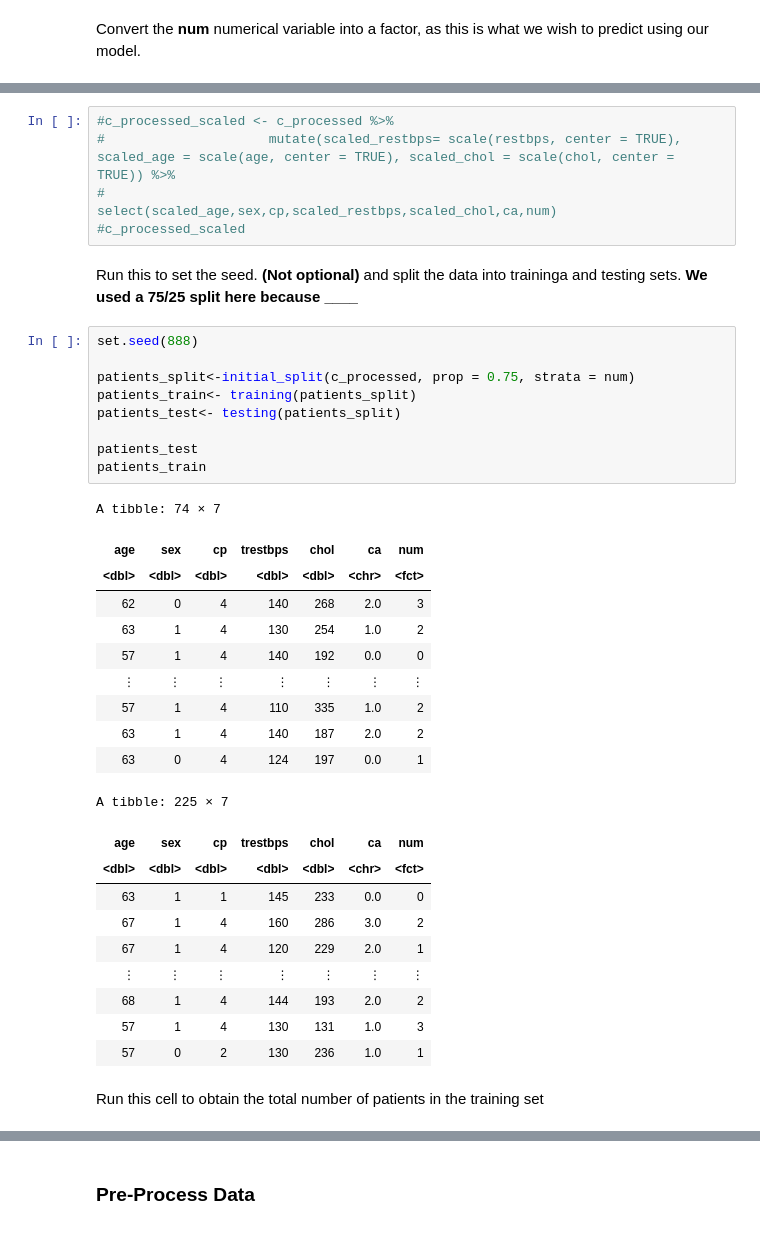
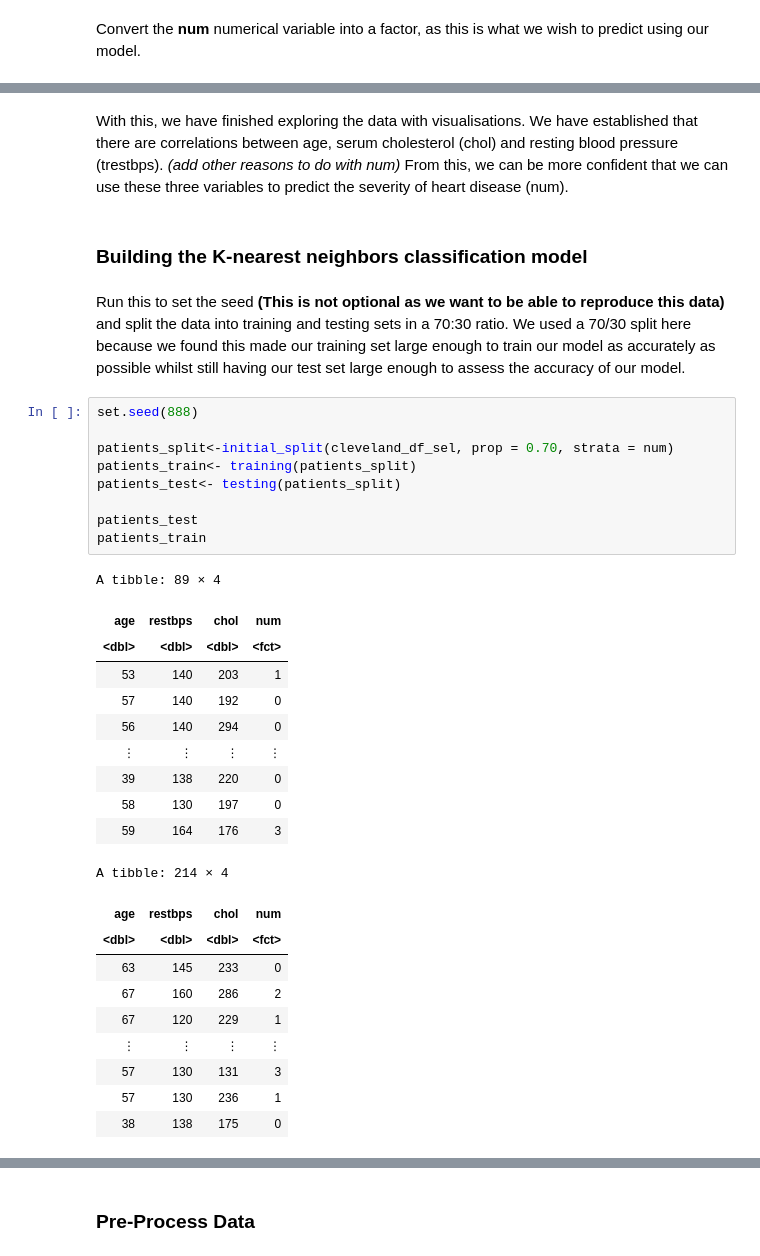
Before and after one commit to Wuliao-mao/DSCI-Project-10, a Jupyter notebook: Final Project.ipynb, the cells around one changed output, grey strips where cells are left out. Drawn from its saved outputs; the diff is of its cells as text.

Commit message:
Final Project
Added citations.
Added methods
Computed accuracy for 4 models
Chose K
Trained final classifier

```diff
--- a/Final Project.ipynb
+++ b/Final Project.ipynb
@@ -194,39 +186,36 @@ Run this cell to standardise the data
-# %%
-#c_processed_scaled <- c_processed %>%
-#                     mutate(scaled_restbps= scale(restbps, center = TRUE), scaled_age = scale(age, center = TRUE), scaled_chol = scale(chol, center = TRUE)) %>%
-#                     select(scaled_age,sex,cp,scaled_restbps,scaled_chol,ca,num)
-#c_processed_scaled
-# %% [markdown]
-Run this to set the seed. **(Not optional)** and split the data into traininga and testing sets. **We used a 75/25 split here because ____**
+# %% [markdown]
+With this, we have finished exploring the data with visualisations. We have established that there are correlations between age, serum cholesterol (chol) and resting blood pressure (trestbps). _(add other reasons to do with num)_ From this, we can be more confident that we can use these three variables to predict the severity of heart disease (num).
+# %% [markdown]
+### Building the K-nearest neighbors classification model
+# %% [markdown]
+Run this to set the seed **(This is not optional as we want to be able to reproduce this data)** and split the data into training and testing sets in a 70:30 ratio. We used a 70/30 split here because we found this made our training set large enough to train our model as accurately as possible whilst still having our test set large enough to assess the accuracy of our model.
 # %%
 set.seed(888)
 
-patients_split<-initial_split(c_processed, prop = 0.75, strata = num)
+patients_split<-initial_split(cleveland_df_sel, prop = 0.70, strata = num)
 patients_train<- training(patients_split)
 patients_test<- testing(patients_split)
 
 patients_test
 patients_train
 # %% [output]
-A tibble: 74 × 7
+A tibble: 89 × 4
-| age | sex | cp | trestbps | chol | ca | num |
-| <dbl> | <dbl> | <dbl> | <dbl> | <dbl> | <chr> | <fct> |
-| 62 | 0 | 4 | 140 | 268 | 2.0 | 3 |
-| 63 | 1 | 4 | 130 | 254 | 1.0 | 2 |
-| 57 | 1 | 4 | 140 | 192 | 0.0 | 0 |
-| ⋮ | ⋮ | ⋮ | ⋮ | ⋮ | ⋮ | ⋮ |
-| 57 | 1 | 4 | 110 | 335 | 1.0 | 2 |
-| 63 | 1 | 4 | 140 | 187 | 2.0 | 2 |
-| 63 | 0 | 4 | 124 | 197 | 0.0 | 1 |
+| age | restbps | chol | num |
+| <dbl> | <dbl> | <dbl> | <fct> |
+| 53 | 140 | 203 | 1 |
+| 57 | 140 | 192 | 0 |
+| 56 | 140 | 294 | 0 |
+| ⋮ | ⋮ | ⋮ | ⋮ |
+| 39 | 138 | 220 | 0 |
+| 58 | 130 | 197 | 0 |
+| 59 | 164 | 176 | 3 |
-A tibble: 225 × 7
+A tibble: 214 × 4
-| age | sex | cp | trestbps | chol | ca | num |
-| <dbl> | <dbl> | <dbl> | <dbl> | <dbl> | <chr> | <fct> |
-| 63 | 1 | 1 | 145 | 233 | 0.0 | 0 |
-| 67 | 1 | 4 | 160 | 286 | 3.0 | 2 |
-| 67 | 1 | 4 | 120 | 229 | 2.0 | 1 |
-| ⋮ | ⋮ | ⋮ | ⋮ | ⋮ | ⋮ | ⋮ |
-| 68 | 1 | 4 | 144 | 193 | 2.0 | 2 |
-| 57 | 1 | 4 | 130 | 131 | 1.0 | 3 |
-| 57 | 0 | 2 | 130 | 236 | 1.0 | 1 |
+| age | restbps | chol | num |
+| <dbl> | <dbl> | <dbl> | <fct> |
+| 63 | 145 | 233 | 0 |
+| 67 | 160 | 286 | 2 |
+| 67 | 120 | 229 | 1 |
+| ⋮ | ⋮ | ⋮ | ⋮ |
+| 57 | 130 | 131 | 3 |
+| 57 | 130 | 236 | 1 |
+| 38 | 138 | 175 | 0 |
-# %% [markdown]
-Run this cell to obtain the total number of patients in the training set
```
Also changed, not shown: parts of 126 cells of this notebook.
